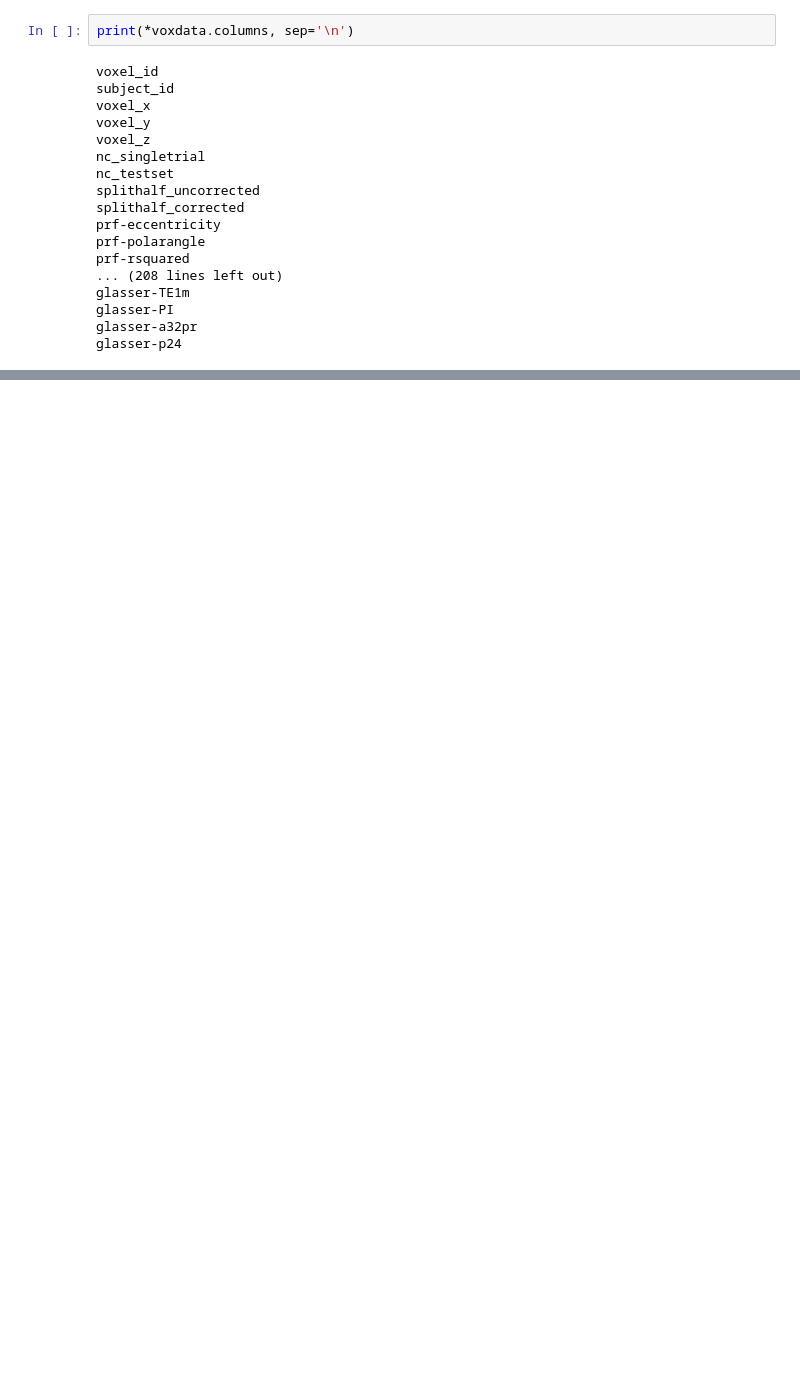
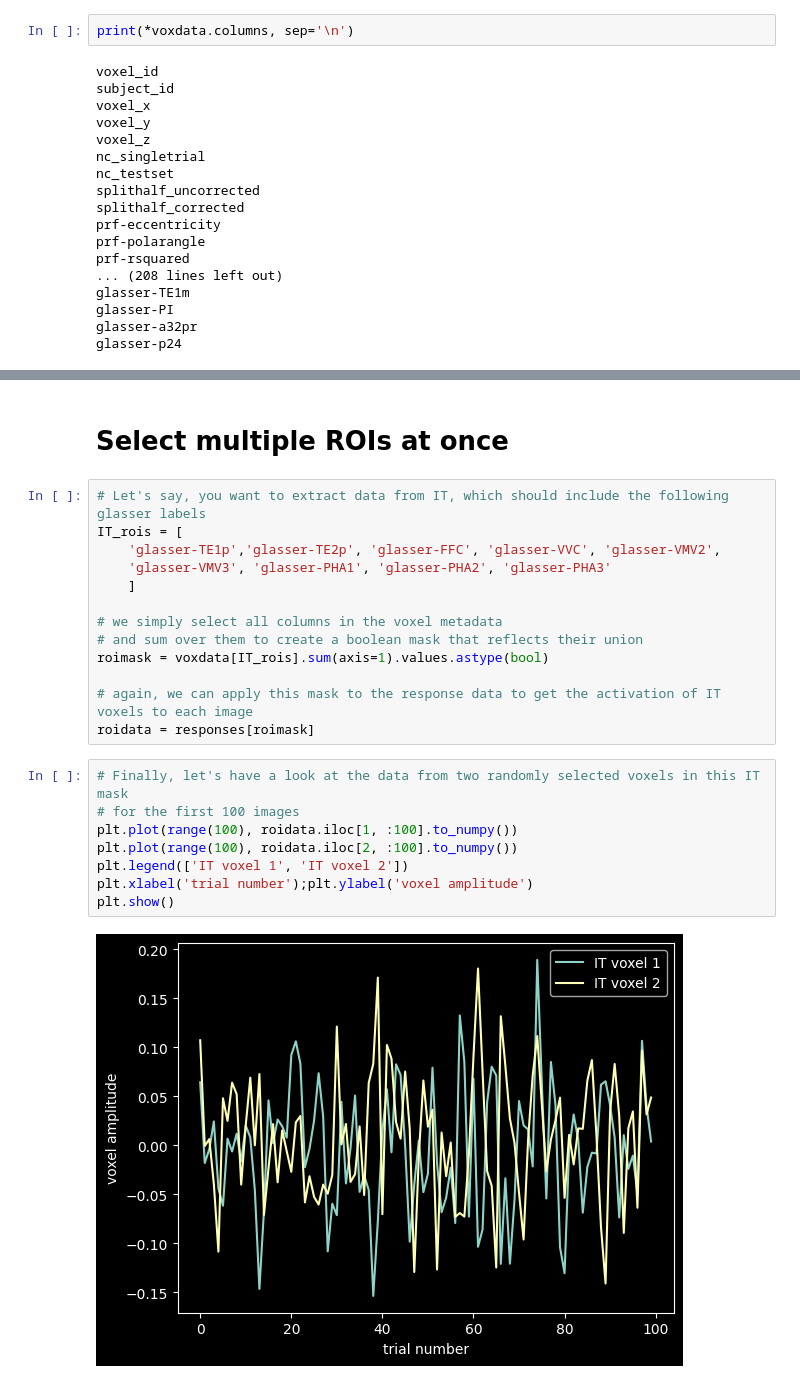
Before and after one commit to ViCCo-Group/THINGS-data, a Jupyter notebook: MRI/notebooks/working_with_rois.ipynb, the cells around one changed output, grey strips where cells are left out. Drawn from its saved outputs; the diff is of its cells as text; blank space fills up the shorter version.

```diff
--- a/MRI/notebooks/working_with_rois.ipynb
+++ b/MRI/notebooks/working_with_rois.ipynb
@@ -54,0 +109,25 @@ glasser-p24
+# %% [markdown]
+# Select multiple ROIs at once
+# %%
+# Let's say, you want to extract data from IT, which should include the following glasser labels
+IT_rois = [
+    'glasser-TE1p','glasser-TE2p', 'glasser-FFC', 'glasser-VVC', 'glasser-VMV2',
+    'glasser-VMV3', 'glasser-PHA1', 'glasser-PHA2', 'glasser-PHA3'
+    ]
+
+# we simply select all columns in the voxel metadata
+# and sum over them to create a boolean mask that reflects their union
+roimask = voxdata[IT_rois].sum(axis=1).values.astype(bool)
+
+# again, we can apply this mask to the response data to get the activation of IT voxels to each image
+roidata = responses[roimask]
+# %%
+# Finally, let's have a look at the data from two randomly selected voxels in this IT mask
+# for the first 100 images
+plt.plot(range(100), roidata.iloc[1, :100].to_numpy())
+plt.plot(range(100), roidata.iloc[2, :100].to_numpy())
+plt.legend(['IT voxel 1', 'IT voxel 2'])
+plt.xlabel('trial number');plt.ylabel('voxel amplitude')
+plt.show()
+# %% [output]
+[figure, added]
```
Also changed, not shown: parts of 6 cells of this notebook, 2 other files.
